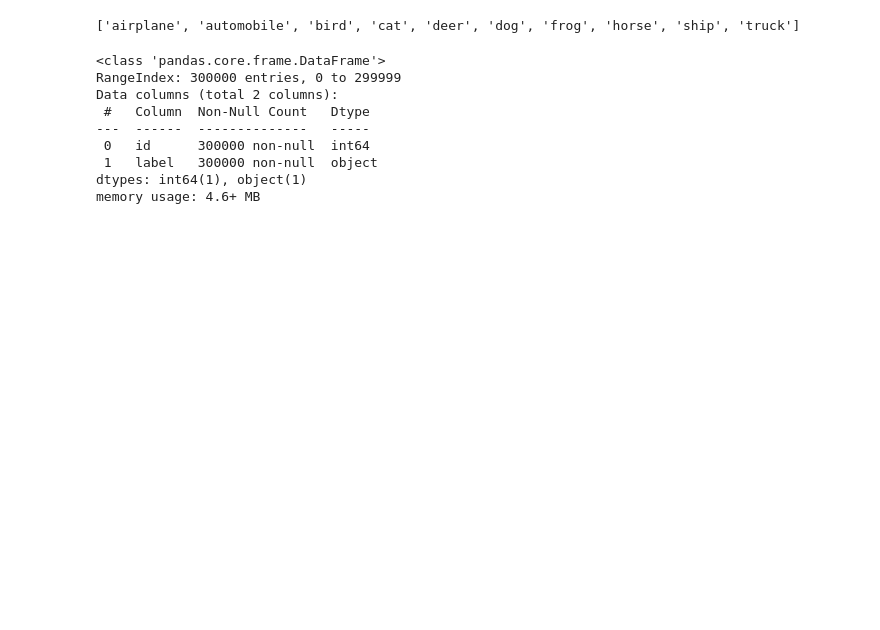
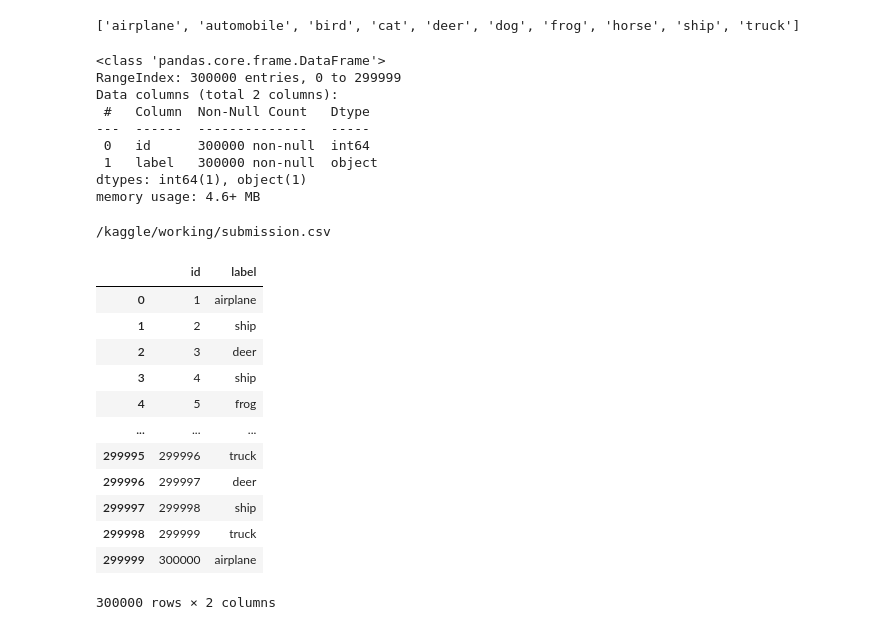
Before and after one commit to redaelhail/Kaggle-competitions-and-notebooks, a Jupyter notebook: cifar-10.ipynb, the cells around one changed output. Cells and saved outputs as stored; diff of their text form; code cells hidden in the pictures; blank space fills up the shorter version.

```diff
--- a/cifar-10.ipynb
+++ b/cifar-10.ipynb
@@ -173,8 +187,42 @@ Non-trainable params: 0
 _________________________________________________________________
+# %%
+def create_callback_list(model_directory_name):
+    # Create checkpoint to save the best Model
+    chk = ModelCheckpoint(model_directory_name,
+                          monitor="val_loss",
+                          verbose=1,
+                          save_best_only=True,
+                          save_weights_only=False,
+                          mode='min',
+                          period=1)
+    # Reduce the learning rate with by 0.5 (factor param) if the val_loss is not reduced for 20 epochs (patience)
+    rlr = ReduceLROnPlateau(monitor='val_loss',
+                            factor=0.5,
+                            patience=10,
+                            verbose=1,
+                            mode='auto',
+                            min_delta=0,
+                            cooldown=10,
+                            min_lr=0.00000001)
+    # Stop learning if the val_loss is not reduced for 250 epochs (patience param)
+    stp = EarlyStopping(monitor='val_loss',
+                        min_delta=0,
+                        patience=20,
+                        verbose=1,
+                        mode='auto')
+
+    # Return the callback list
+    return [chk, stp]
+callbacks = create_callback_list('kaggle/temp')
 # %%
 model.compile(optimizer='adam',
               loss=tf.keras.losses.CategoricalCrossentropy(),
               metrics=['accuracy'])
 
-history = model.fit(train_generator, epochs=1, batch_size = bs)
+history = model.fit(train_generator,
+                    validation_data = validation_generator,
+                    validation_steps = validation_generator.samples // bs,
+                    callbacks = callbacks,
+                    epochs=10,
+                    batch_size = bs)
 # %% [output]
@@ -210,0 +262,6 @@ Found 300000 images belonging to 1 classes.
+# %%
+test_gen = test_datagen.flow_from_directory(directory='/kaggle/temp/test',
+                                            target_size=(32,32),
+                                            batch_size=bs,
+                                            class_mode=None,
+                                            shuffle=False)
@@ -247,3 +306,24 @@ Data columns (total 2 columns):
  1   label   300000 non-null  object
 dtypes: int64(1), object(1)
 memory usage: 4.6+ MB
+# %%
+from IPython.display import FileLink
+FileLink(r'submission.csv')
+# %% [output]
+/kaggle/working/submission.csv
+# %%
+sub
+# %% [output]
+|  | id | label |
+| 0 | 1 | airplane |
+| 1 | 2 | ship |
+| 2 | 3 | deer |
+| 3 | 4 | ship |
+| 4 | 5 | frog |
+| ... | ... | ... |
+| 299995 | 299996 | truck |
+| 299996 | 299997 | deer |
+| 299997 | 299998 | ship |
+| 299998 | 299999 | truck |
+| 299999 | 300000 | airplane |
+300000 rows × 2 columns
```
Also changed, not shown: parts of 15 cells of this notebook.
